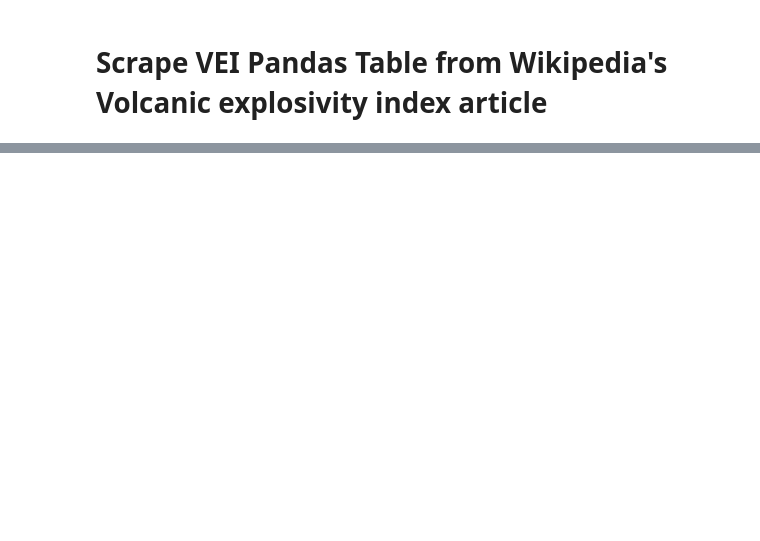
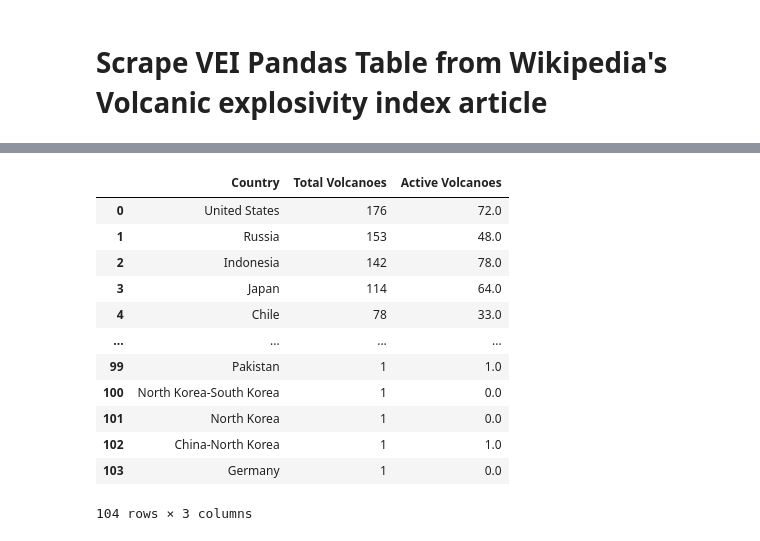
Before and after one commit to Andrew-Hong1/Project-3-Group-4, a Jupyter notebook: scrape_pandas_table.ipynb, the cells around one changed output, grey strips where cells are left out. Saved outputs shown, nothing was run; the diff lists cells and outputs as text; code cells hidden in the pictures; blank space fills up the shorter version.

```diff
--- a/scrape_pandas_table.ipynb
+++ b/scrape_pandas_table.ipynb
@@ -118,0 +134,28 @@ volcanic_eruptions_by_death_toll_df.to_csv('Output/volcanic_eruptions_by_death_t
+# %%
+# Volcano count by country
+volcano_count = volcano_df["Country"].value_counts().reset_index()
+volcano_count.columns = ["Country", "Total Volcanoes"]
+
+# Count active volcanoes
+active_volcanoes = volcano_df[volcano_df["H_active"] == 1].groupby("Country")["H_active"].count().reset_index()
+active_volcanoes.columns = ["Country", "Active Volcanoes"]
+
+# Merged df
+active_volcanoes_by_country = pd.merge(volcano_count, active_volcanoes, on="Country", how="left")
+active_volcanoes_by_country = merged_df.fillna(0)
+
+active_volcanoes_by_country
+# %% [output]
+|  | Country | Total Volcanoes | Active Volcanoes |
+| 0 | United States | 176 | 72.0 |
+| 1 | Russia | 153 | 48.0 |
+| 2 | Indonesia | 142 | 78.0 |
+| 3 | Japan | 114 | 64.0 |
+| 4 | Chile | 78 | 33.0 |
+| ... | ... | ... | ... |
+| 99 | Pakistan | 1 | 1.0 |
+| 100 | North Korea-South Korea | 1 | 0.0 |
+| 101 | North Korea | 1 | 0.0 |
+| 102 | China-North Korea | 1 | 1.0 |
+| 103 | Germany | 1 | 0.0 |
+104 rows × 3 columns
```
Also changed, not shown: parts of 2 cells of this notebook, 2 other files.
